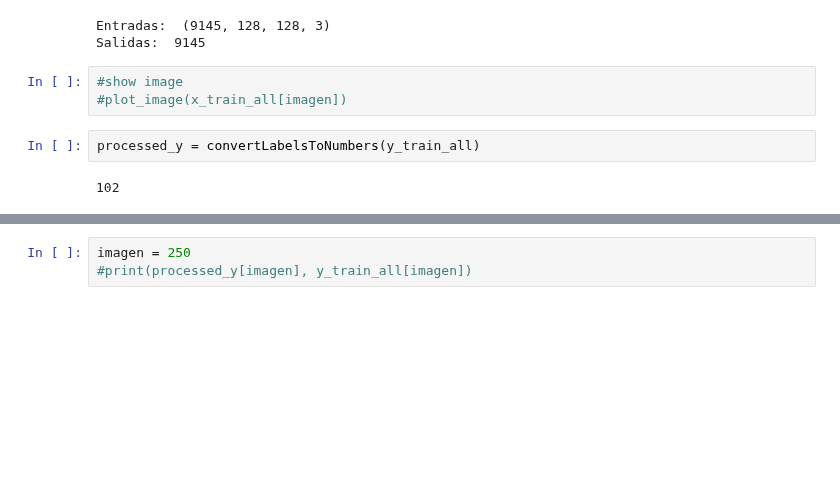
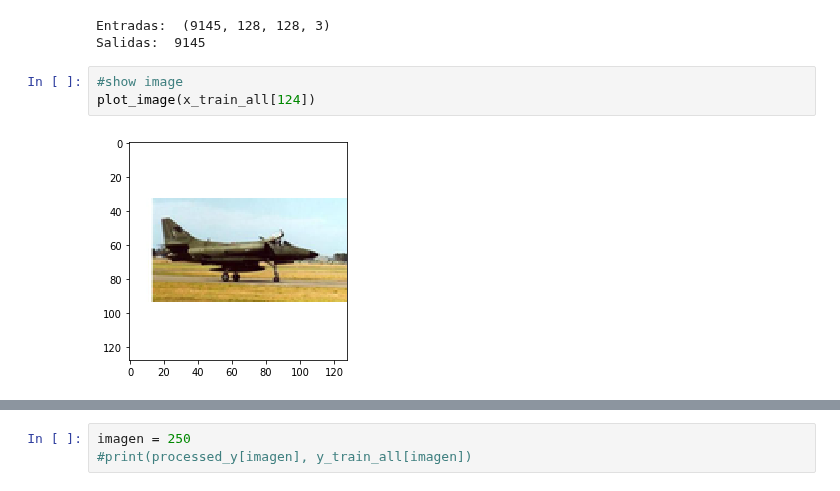
Before and after one commit to wisrovi/RedesNeuronales, a Jupyter notebook: 07MAIR-WilliamSteveRodriguezVillamizar.ipynb, the cells around one changed output, grey strips where cells are left out. Drawn from its saved outputs; the diff is of its cells as text; blank space fills up the shorter version.

```diff
--- a/07MAIR-WilliamSteveRodriguezVillamizar.ipynb
+++ b/07MAIR-WilliamSteveRodriguezVillamizar.ipynb
@@ -147,8 +152,6 @@ Entradas:  (9145, 128, 128, 3)
 Salidas:  9145
 # %%
 #show image
-#plot_image(x_train_all[imagen])
+plot_image(x_train_all[124])
+# %% [output]
+[figure, added]
-# %%
-processed_y = convertLabelsToNumbers(y_train_all)
-# %% [output]
-102
```
Also changed, not shown: parts of 15 cells of this notebook.
